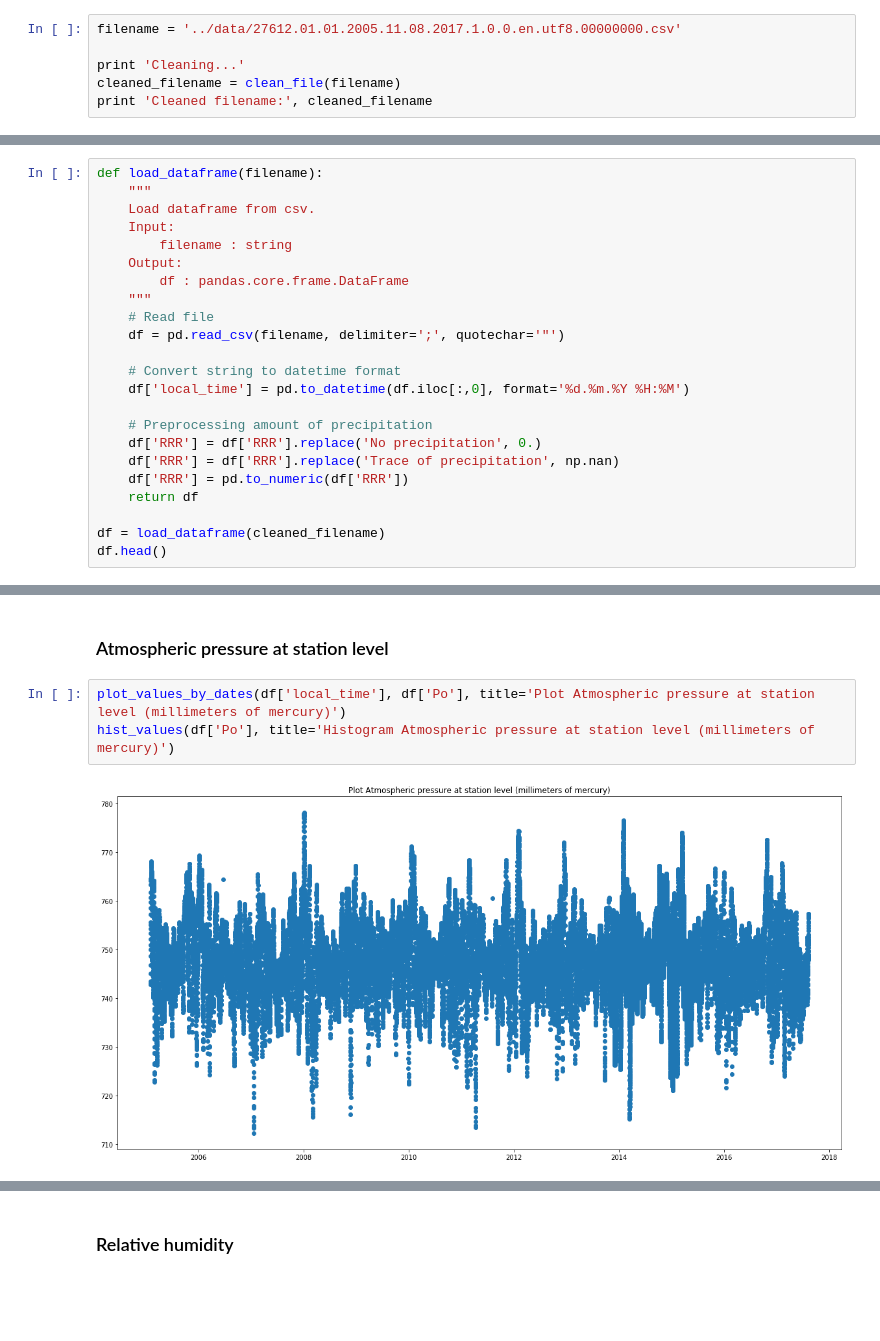
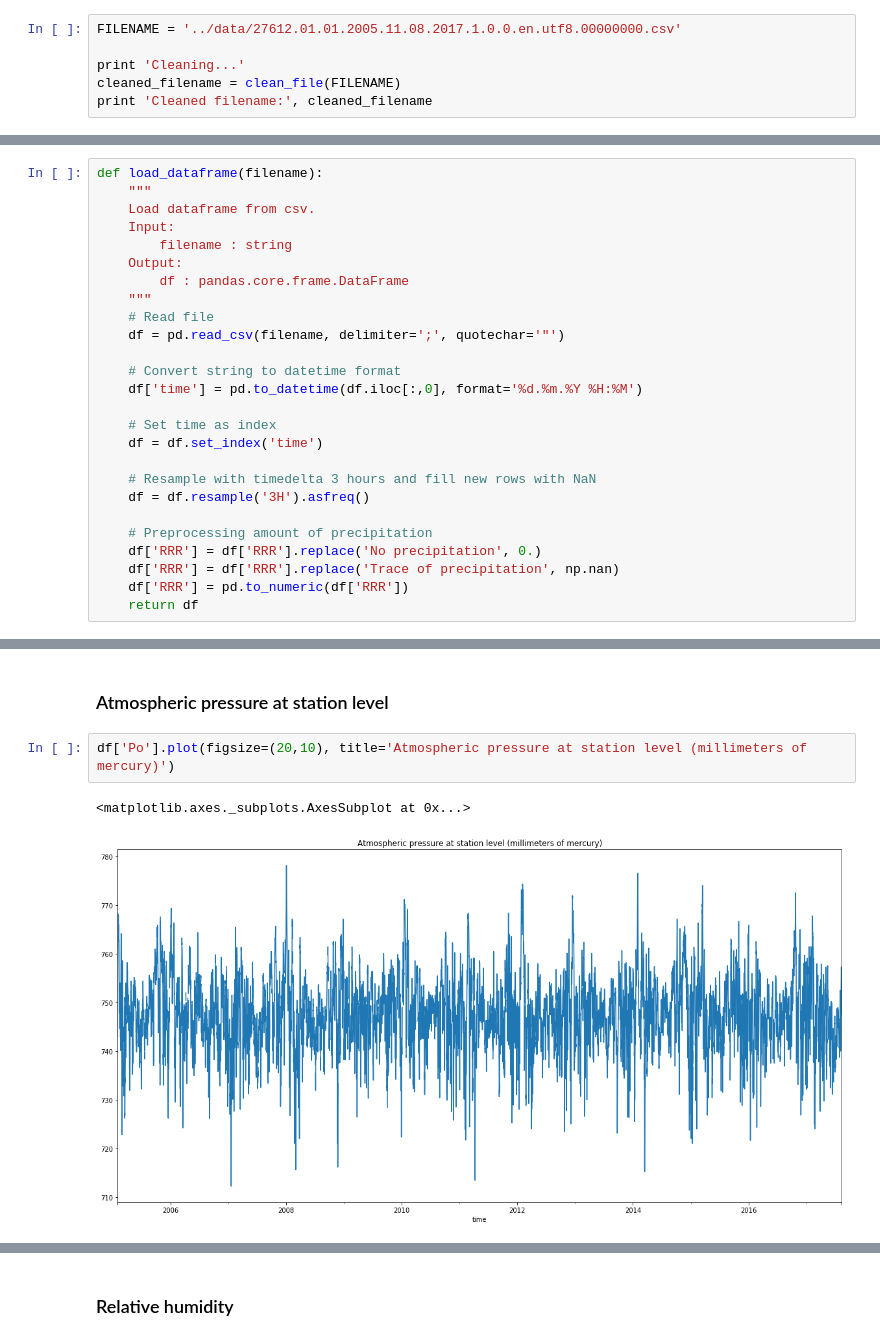
Before and after one commit to ravil23/forecast, a Jupyter notebook: example/historical-data.ipynb, the cells around one changed output, grey strips where cells are left out. Cells and saved outputs as stored; diff of their text form; blank space fills up the shorter version.

```diff
--- a/example/historical-data.ipynb
+++ b/example/historical-data.ipynb
@@ -42,10 +44,10 @@ def clean_file(filename):
 
     return cleaned_filename
 # %%
-filename = '../data/27612.01.01.2005.11.08.2017.1.0.0.en.utf8.00000000.csv'
+FILENAME = '../data/27612.01.01.2005.11.08.2017.1.0.0.en.utf8.00000000.csv'
 
 print 'Cleaning...'
-cleaned_filename = clean_file(filename)
+cleaned_filename = clean_file(FILENAME)
 print 'Cleaned filename:', cleaned_filename
 # %% [output]
 Cleaning...
@@ -65,13 +67,16 @@ def load_dataframe(filename):
     df = pd.read_csv(filename, delimiter=';', quotechar='"')
 
     # Convert string to datetime format
-    df['local_time'] = pd.to_datetime(df.iloc[:,0], format='%d.%m.%Y %H:%M')
+    df['time'] = pd.to_datetime(df.iloc[:,0], format='%d.%m.%Y %H:%M')
+
+    # Set time as index
+    df = df.set_index('time')
+
+    # Resample with timedelta 3 hours and fill new rows with NaN
+    df = df.resample('3H').asfreq()
 
     # Preprocessing amount of precipitation
     df['RRR'] = df['RRR'].replace('No precipitation', 0.)
     df['RRR'] = df['RRR'].replace('Trace of precipitation', np.nan)
     df['RRR'] = pd.to_numeric(df['RRR'])
     return df
-
-df = load_dataframe(cleaned_filename)
-df.head()
@@ -180,7 +163,7 @@ hist_values(df['RRR'], title='Histogram Amount of precipitation (millimeters)')
 # %% [markdown]
 ### Atmospheric pressure at station level
 # %%
-plot_values_by_dates(df['local_time'], df['Po'], title='Plot Atmospheric pressure at station level (millimeters of mercury)')
-hist_values(df['Po'], title='Histogram Atmospheric pressure at station level (millimeters of mercury)')
+df['Po'].plot(figsize=(20,10), title='Atmospheric pressure at station level (millimeters of mercury)')
 # %% [output]
+<matplotlib.axes._subplots.AxesSubplot at 0x...>
-[figure, old version]
+[figure, new version]
```
Also changed, not shown: parts of 18 cells of this notebook, 5 other files.
